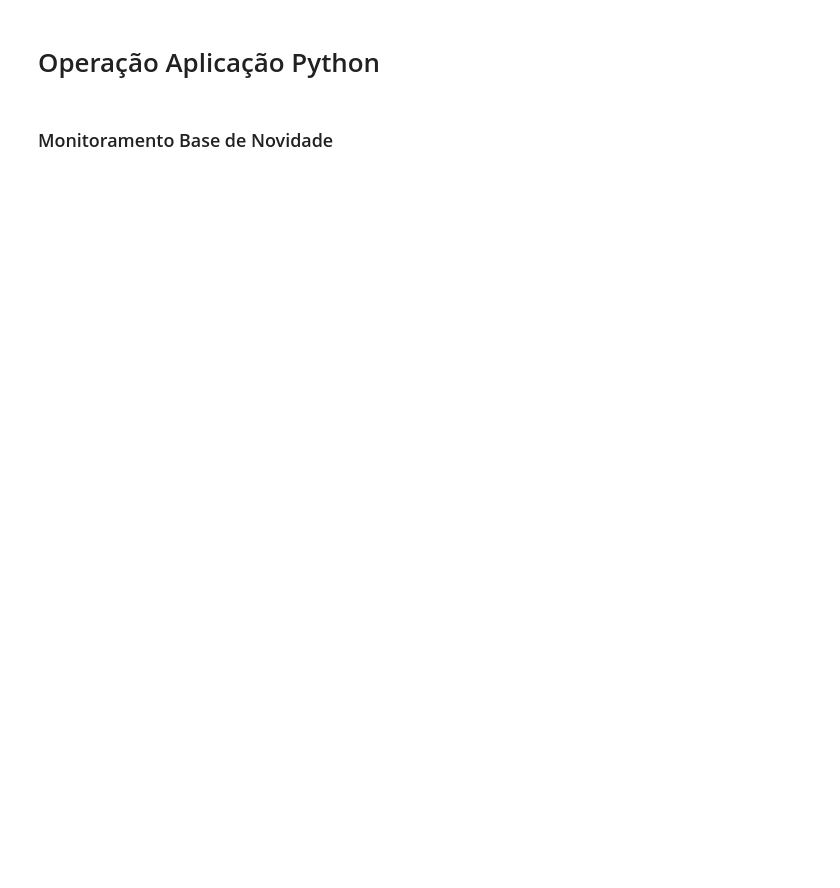
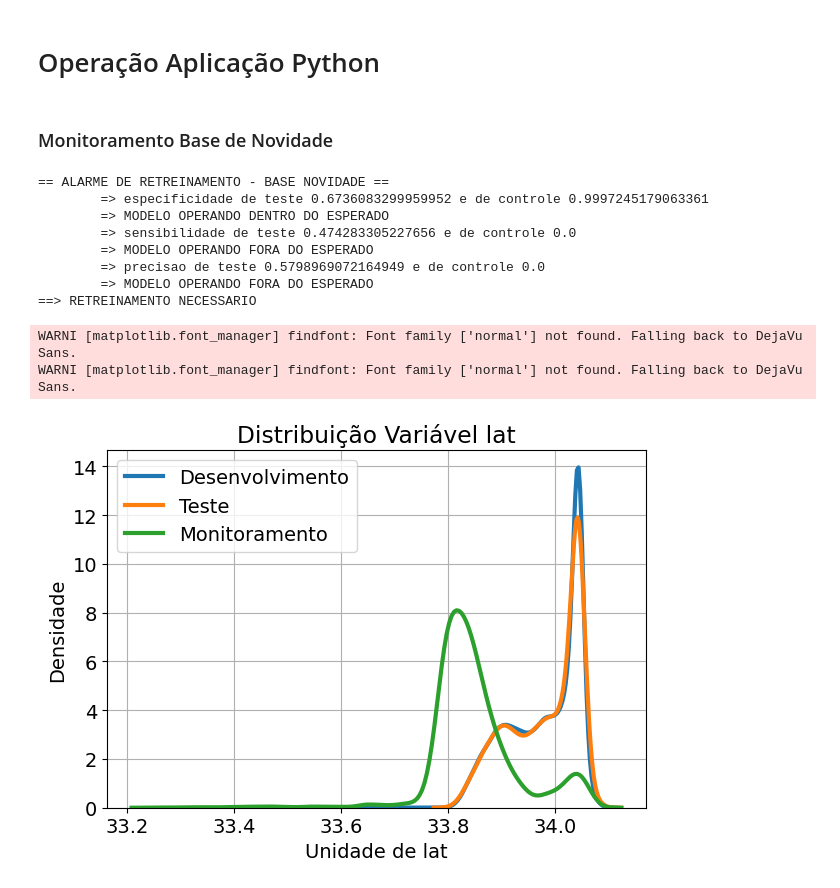
Before and after one commit to sergioopereira/EngenhariaMachineLearning, a Jupyter notebook: Code/notebook_kobe.ipynb, the cells around one changed output. Drawn from its saved outputs; the diff is of its cells as text; code cells hidden in the pictures; blank space fills up the shorter version.

```diff
--- a/Code/notebook_kobe.ipynb
+++ b/Code/notebook_kobe.ipynb
@@ -478,33 +558,45 @@ min_eff_alarm = 0.1
 
 with mlflow.start_run(experiment_id=experiment_id, run_name = 'MonitoramentoNovidade'):
 
-    model_uri = f"models:/modelo_arremesso_tinto/Staging"
+    model_uri = f"models:/modelo_arremesso/Staging"
     loaded_model = mlflow.sklearn.load_model(model_uri)
     data_novelty = pd.read_parquet('modelo_arremesso_novidade.parquet')
     data_novelty.loc[:, 'operation_label'] = loaded_model.predict(data_novelty.drop(kobe_target_col,axis=1))
 
     (retrain, [specificity_m, sensibility_m, precision_m],
               [specificity_t, sensibility_t, precision_t] ) = alarm(data_novelty, pred_holdout, min_eff_alarm)
     if retrain:
         print('==> RETREINAMENTO NECESSARIO')
     else:
         print('==> RETREINAMENTO NAO NECESSARIO')
     # LOG DE PARAMETROS DO MODELO
     mlflow.log_param("min_eff_alarm", min_eff_alarm)
 
     # LOG DE METRICAS GLOBAIS
     mlflow.log_metric("Alarme Retreino", float(retrain))
     mlflow.log_metric("Especificidade Controle", specificity_m)
     mlflow.log_metric("Sensibilidade Controle", sensibility_m)
     mlflow.log_metric("Precisao Controle", precision_m)
     mlflow.log_metric("Especificidade Teste", specificity_t)
     mlflow.log_metric("Sensibilidade Teste", sensibility_t)
     mlflow.log_metric("Precisao Teste", precision_t)
     # LOG ARTEFATO
-    var_name = 'volatile acidity' # 'alcohol'
+    var_name = 'lat' # Latitude
     data_drift_alarm(var_name, data_kobe, pred_holdout, data_novelty)
     plot_path = f'novidade_datadrift_{var_name}.png'
     plt.savefig(plot_path)
     mlflow.log_artifact(plot_path)
 
 mlflow.end_run()
+# %% [output]
+== ALARME DE RETREINAMENTO - BASE NOVIDADE ==
+        => especificidade de teste 0.6736083299959952 e de controle 0.9997245179063361
+        => MODELO OPERANDO DENTRO DO ESPERADO
+        => sensibilidade de teste 0.474283305227656 e de controle 0.0
+        => MODELO OPERANDO FORA DO ESPERADO
+        => precisao de teste 0.5798969072164949 e de controle 0.0
+        => MODELO OPERANDO FORA DO ESPERADO
+==> RETREINAMENTO NECESSARIO
+WARNI [matplotlib.font_manager] findfont: Font family ['normal'] not found. Falling back to DejaVu Sans.
+WARNI [matplotlib.font_manager] findfont: Font family ['normal'] not found. Falling back to DejaVu Sans.
+[figure, added]
```
Also changed, not shown: parts of 22 cells of this notebook.
